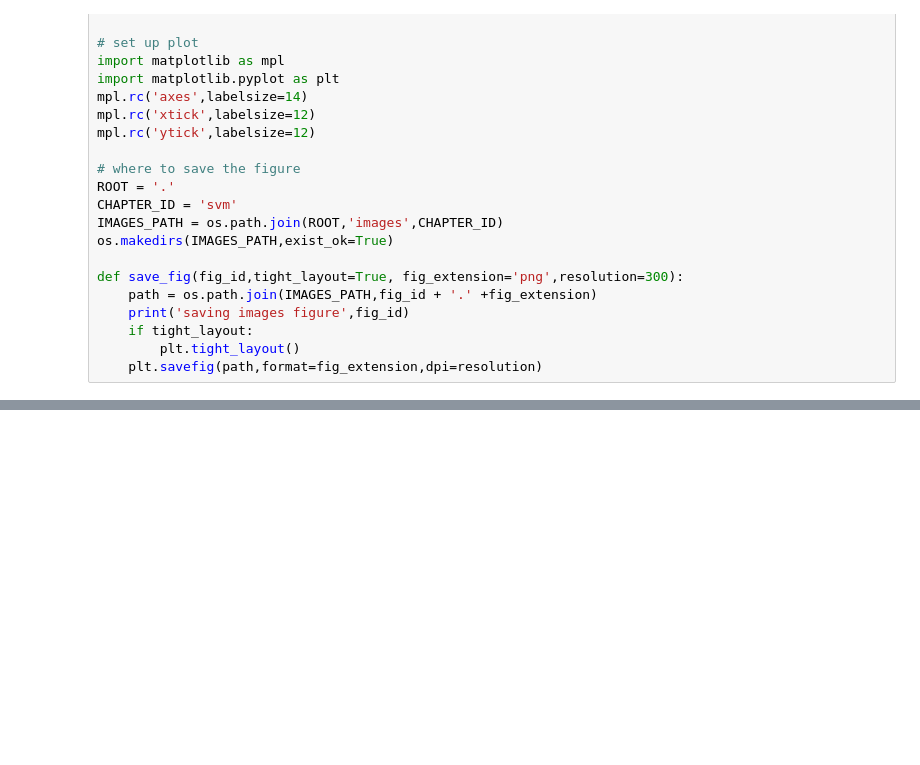
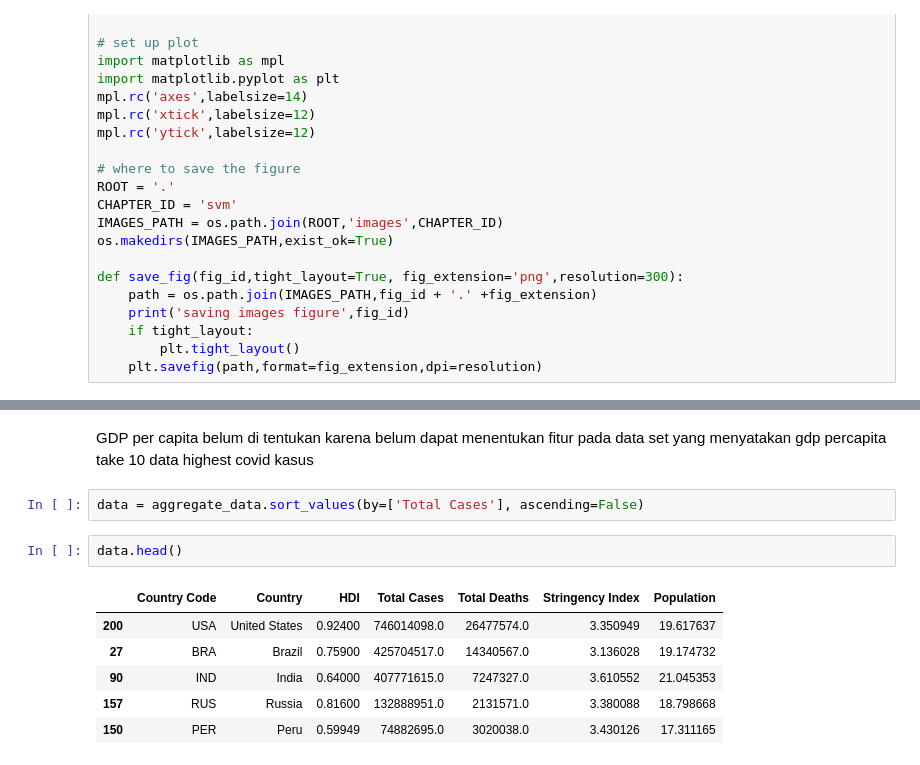
Before and after one commit to TeguhPermana666/Covid-19-Impacts, a Jupyter notebook: Analysis.ipynb, the cells around one changed output, grey strips where cells are left out. Drawn from its saved outputs; the diff is of its cells as text; blank space fills up the shorter version.

```diff
--- a/Analysis.ipynb
+++ b/Analysis.ipynb
@@ -72,0 +134,14 @@ df_transformed
+# %% [markdown]
+GDP per capita belum di tentukan karena belum dapat menentukan fitur pada data set yang menyatakan gdp percapita
+take 10 data highest covid kasus
+# %%
+data = aggregate_data.sort_values(by=['Total Cases'], ascending=False)
+# %%
+data.head()
+# %% [output]
+|  | Country Code | Country | HDI | Total Cases | Total Deaths | Stringency Index | Population |
+| 200 | USA | United States | 0.92400 | 746014098.0 | 26477574.0 | 3.350949 | 19.617637 |
+| 27 | BRA | Brazil | 0.75900 | 425704517.0 | 14340567.0 | 3.136028 | 19.174732 |
+| 90 | IND | India | 0.64000 | 407771615.0 | 7247327.0 | 3.610552 | 21.045353 |
+| 157 | RUS | Russia | 0.81600 | 132888951.0 | 2131571.0 | 3.380088 | 18.798668 |
+| 150 | PER | Peru | 0.59949 | 74882695.0 | 3020038.0 | 3.430126 | 17.311165 |
```
Also changed, not shown: parts of 15 cells of this notebook.
